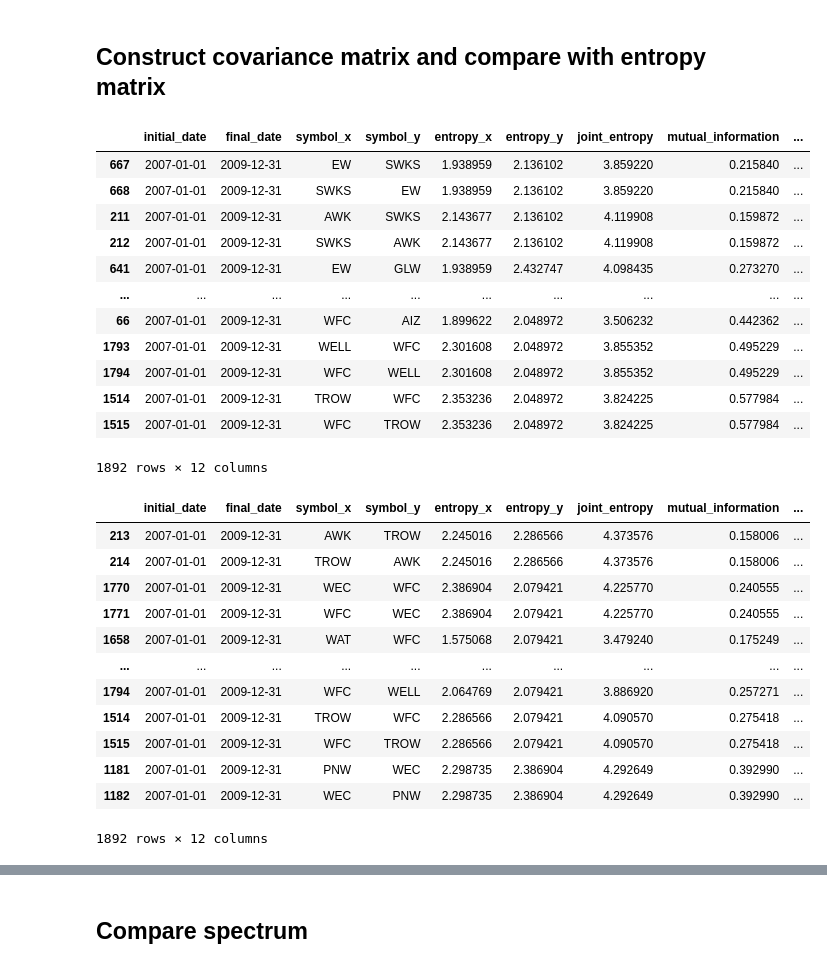
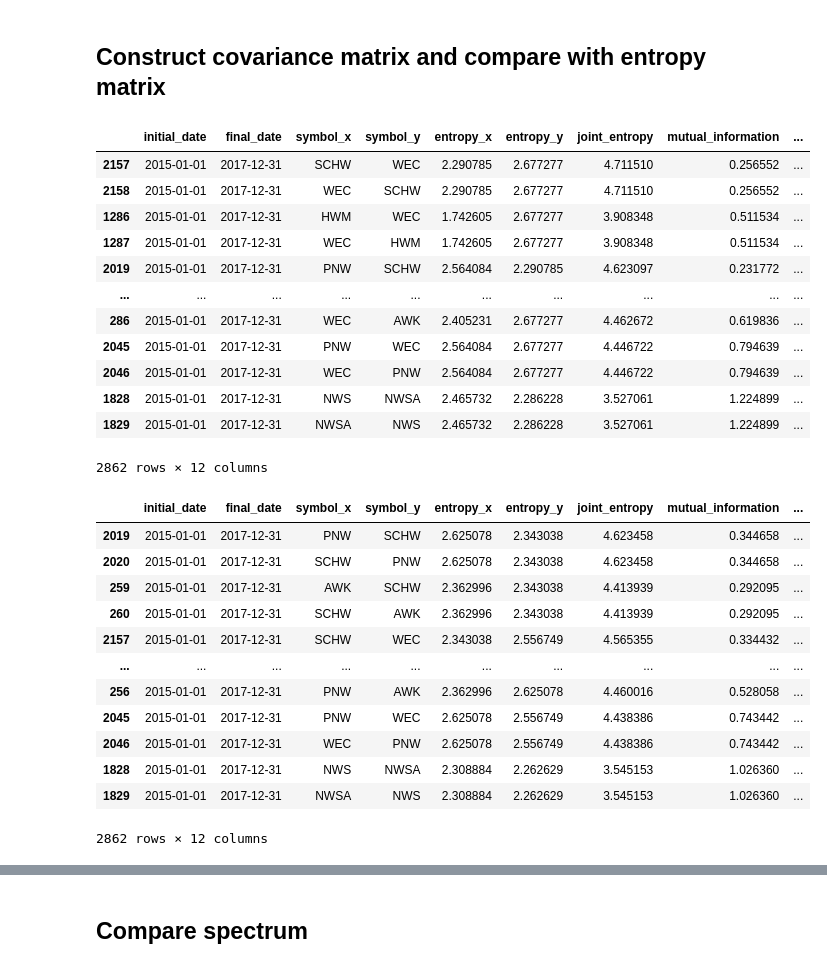
Before and after one commit to fsabrilb/Market_Efficiency, a Jupyter notebook: scripts/estimate_covariance_matrix_entropy.ipynb, the cells around one changed output, grey strips where cells are left out. Cells and saved outputs as stored; diff of their text form; code cells hidden in the pictures.

```diff
--- a/scripts/estimate_covariance_matrix_entropy.ipynb
+++ b/scripts/estimate_covariance_matrix_entropy.ipynb
@@ -80,32 +81,32 @@ ee.estimate_entropy_matrix(
 # %%
 df_final = emf.get_market_efficiency_data_window(
     df = df_stock_index[df_stock_index["symbol"].str.contains("(W)|(Z)")],
     column_ = column_,
     min_bins = 10,
     precision = 12,
     log_path = log_path,
     log_filename = "log_market_efficiency",
     log_filename_entropy = "log_entropy_proof",
     verbose = 1,
     tqdm_bar = True,
-    market_args_list = ("2007-01-01", "2009-12-31")
+    market_args_list = ("2015-01-01", "2017-12-31")
 )
 
 df_final[df_final["symbol_x"] != df_final["symbol_y"]].drop_duplicates().sort_values(["correlation", "rajski_distance"], ascending = [True, True])
 # %% [output]
 |  | initial_date | final_date | symbol_x | symbol_y | entropy_x | entropy_y | joint_entropy | mutual_information | ... |
-| 667 | 2007-01-01 | 2009-12-31 | EW | SWKS | 1.938959 | 2.136102 | 3.859220 | 0.215840 | ... |
-| 668 | 2007-01-01 | 2009-12-31 | SWKS | EW | 1.938959 | 2.136102 | 3.859220 | 0.215840 | ... |
-| 211 | 2007-01-01 | 2009-12-31 | AWK | SWKS | 2.143677 | 2.136102 | 4.119908 | 0.159872 | ... |
-| 212 | 2007-01-01 | 2009-12-31 | SWKS | AWK | 2.143677 | 2.136102 | 4.119908 | 0.159872 | ... |
-| 641 | 2007-01-01 | 2009-12-31 | EW | GLW | 1.938959 | 2.432747 | 4.098435 | 0.273270 | ... |
+| 2157 | 2015-01-01 | 2017-12-31 | SCHW | WEC | 2.290785 | 2.677277 | 4.711510 | 0.256552 | ... |
+| 2158 | 2015-01-01 | 2017-12-31 | WEC | SCHW | 2.290785 | 2.677277 | 4.711510 | 0.256552 | ... |
+| 1286 | 2015-01-01 | 2017-12-31 | HWM | WEC | 1.742605 | 2.677277 | 3.908348 | 0.511534 | ... |
+| 1287 | 2015-01-01 | 2017-12-31 | WEC | HWM | 1.742605 | 2.677277 | 3.908348 | 0.511534 | ... |
+| 2019 | 2015-01-01 | 2017-12-31 | PNW | SCHW | 2.564084 | 2.290785 | 4.623097 | 0.231772 | ... |
 | ... | ... | ... | ... | ... | ... | ... | ... | ... | ... |
-| 66 | 2007-01-01 | 2009-12-31 | WFC | AIZ | 1.899622 | 2.048972 | 3.506232 | 0.442362 | ... |
-| 1793 | 2007-01-01 | 2009-12-31 | WELL | WFC | 2.301608 | 2.048972 | 3.855352 | 0.495229 | ... |
-| 1794 | 2007-01-01 | 2009-12-31 | WFC | WELL | 2.301608 | 2.048972 | 3.855352 | 0.495229 | ... |
-| 1514 | 2007-01-01 | 2009-12-31 | TROW | WFC | 2.353236 | 2.048972 | 3.824225 | 0.577984 | ... |
-| 1515 | 2007-01-01 | 2009-12-31 | WFC | TROW | 2.353236 | 2.048972 | 3.824225 | 0.577984 | ... |
+| 286 | 2015-01-01 | 2017-12-31 | WEC | AWK | 2.405231 | 2.677277 | 4.462672 | 0.619836 | ... |
+| 2045 | 2015-01-01 | 2017-12-31 | PNW | WEC | 2.564084 | 2.677277 | 4.446722 | 0.794639 | ... |
+| 2046 | 2015-01-01 | 2017-12-31 | WEC | PNW | 2.564084 | 2.677277 | 4.446722 | 0.794639 | ... |
+| 1828 | 2015-01-01 | 2017-12-31 | NWS | NWSA | 2.465732 | 2.286228 | 3.527061 | 1.224899 | ... |
+| 1829 | 2015-01-01 | 2017-12-31 | NWSA | NWS | 2.465732 | 2.286228 | 3.527061 | 1.224899 | ... |
-1892 rows × 12 columns
+2862 rows × 12 columns
 # %%
 df_final_2 = emf.get_market_efficiency_data_window(
     df = df_stock_index[df_stock_index["symbol"].str.contains("(W)|(Z)")],
@@ -117,21 +118,21 @@ df_final_2 = emf.get_market_efficiency_data_window(
     log_filename_entropy = "log_entropy_proof_2",
     verbose = 1,
     tqdm_bar = True,
-    market_args_list = ("2007-01-01", "2009-12-31")
+    market_args_list = ("2015-01-01", "2017-12-31")
 )
 
 df_final_2[df_final_2["symbol_x"] != df_final_2["symbol_y"]].drop_duplicates().sort_values(["correlation", "rajski_distance"], ascending = [True, True])
 # %% [output]
 |  | initial_date | final_date | symbol_x | symbol_y | entropy_x | entropy_y | joint_entropy | mutual_information | ... |
-| 213 | 2007-01-01 | 2009-12-31 | AWK | TROW | 2.245016 | 2.286566 | 4.373576 | 0.158006 | ... |
-| 214 | 2007-01-01 | 2009-12-31 | TROW | AWK | 2.245016 | 2.286566 | 4.373576 | 0.158006 | ... |
-| 1770 | 2007-01-01 | 2009-12-31 | WEC | WFC | 2.386904 | 2.079421 | 4.225770 | 0.240555 | ... |
-| 1771 | 2007-01-01 | 2009-12-31 | WFC | WEC | 2.386904 | 2.079421 | 4.225770 | 0.240555 | ... |
-| 1658 | 2007-01-01 | 2009-12-31 | WAT | WFC | 1.575068 | 2.079421 | 3.479240 | 0.175249 | ... |
+| 2019 | 2015-01-01 | 2017-12-31 | PNW | SCHW | 2.625078 | 2.343038 | 4.623458 | 0.344658 | ... |
+| 2020 | 2015-01-01 | 2017-12-31 | SCHW | PNW | 2.625078 | 2.343038 | 4.623458 | 0.344658 | ... |
+| 259 | 2015-01-01 | 2017-12-31 | AWK | SCHW | 2.362996 | 2.343038 | 4.413939 | 0.292095 | ... |
+| 260 | 2015-01-01 | 2017-12-31 | SCHW | AWK | 2.362996 | 2.343038 | 4.413939 | 0.292095 | ... |
+| 2157 | 2015-01-01 | 2017-12-31 | SCHW | WEC | 2.343038 | 2.556749 | 4.565355 | 0.334432 | ... |
 | ... | ... | ... | ... | ... | ... | ... | ... | ... | ... |
-| 1794 | 2007-01-01 | 2009-12-31 | WFC | WELL | 2.064769 | 2.079421 | 3.886920 | 0.257271 | ... |
-| 1514 | 2007-01-01 | 2009-12-31 | TROW | WFC | 2.286566 | 2.079421 | 4.090570 | 0.275418 | ... |
-| 1515 | 2007-01-01 | 2009-12-31 | WFC | TROW | 2.286566 | 2.079421 | 4.090570 | 0.275418 | ... |
-| 1181 | 2007-01-01 | 2009-12-31 | PNW | WEC | 2.298735 | 2.386904 | 4.292649 | 0.392990 | ... |
-| 1182 | 2007-01-01 | 2009-12-31 | WEC | PNW | 2.298735 | 2.386904 | 4.292649 | 0.392990 | ... |
+| 256 | 2015-01-01 | 2017-12-31 | PNW | AWK | 2.362996 | 2.625078 | 4.460016 | 0.528058 | ... |
+| 2045 | 2015-01-01 | 2017-12-31 | PNW | WEC | 2.625078 | 2.556749 | 4.438386 | 0.743442 | ... |
+| 2046 | 2015-01-01 | 2017-12-31 | WEC | PNW | 2.625078 | 2.556749 | 4.438386 | 0.743442 | ... |
+| 1828 | 2015-01-01 | 2017-12-31 | NWS | NWSA | 2.308884 | 2.262629 | 3.545153 | 1.026360 | ... |
+| 1829 | 2015-01-01 | 2017-12-31 | NWSA | NWS | 2.308884 | 2.262629 | 3.545153 | 1.026360 | ... |
-1892 rows × 12 columns
+2862 rows × 12 columns
```
Also changed, not shown: parts of 10 cells of this notebook, 1 other file.
